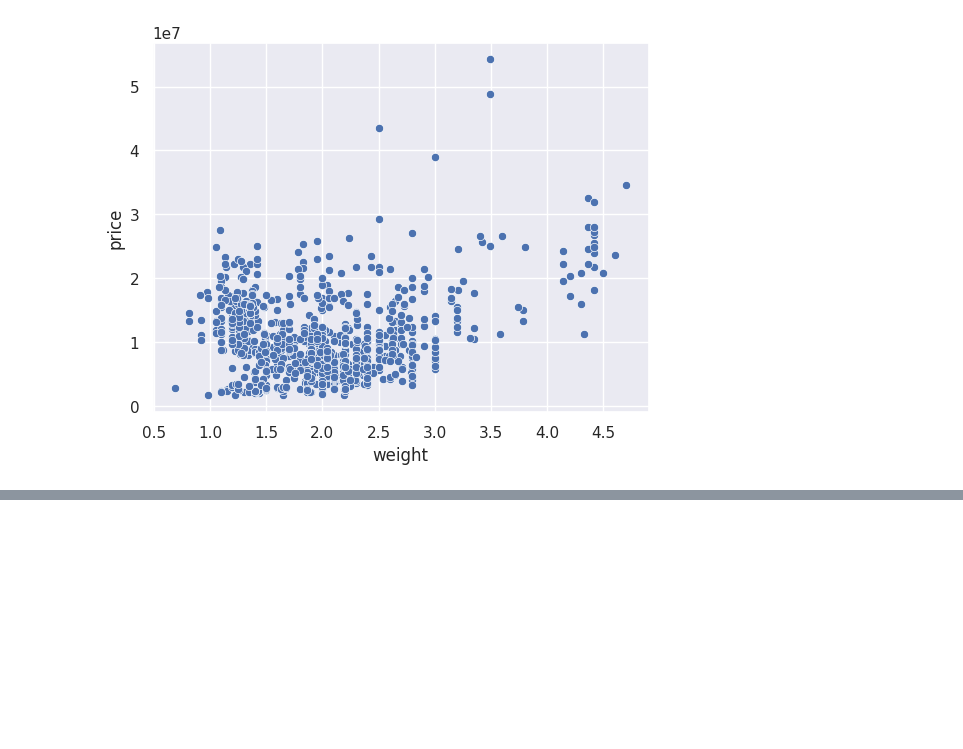
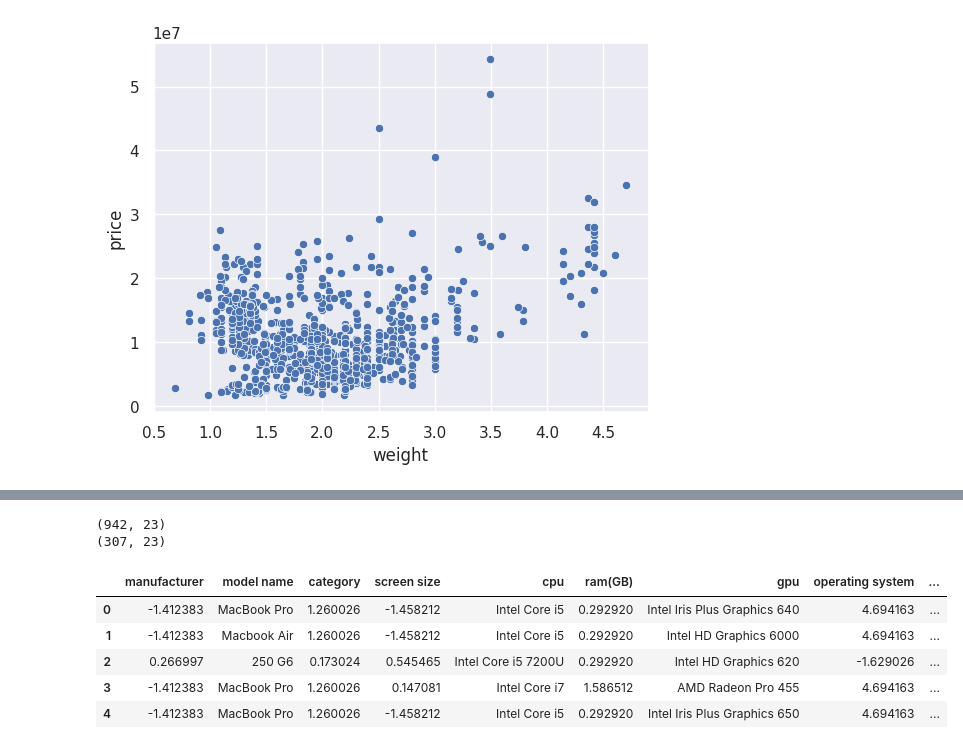
Before and after one commit to ram130849/Laptop_Price_Prediction, a Jupyter notebook: laptop_price_prediction.ipynb, the cells around one changed output, grey strips where cells are left out. Saved outputs shown, nothing was run; the diff lists cells and outputs as text; code cells hidden in the pictures; blank space fills up the shorter version.

```diff
--- a/laptop_price_prediction.ipynb
+++ b/laptop_price_prediction.ipynb
@@ -773,0 +944,24 @@ df_train.head()
+# %%
+# these columns have more number of outliers than other columns.
+selected_cols = ['screen size', 'weight','price']
+df_train = remove_outliers(df_train, selected_cols)
+df_test = remove_outliers(df_test,selected_cols)
+print(df_train.shape)
+print(df_test.shape)
+# %% [output]
+(942, 23)
+(307, 23)
+# %%
+# Removed the skewness from the data using the Power Transformer function.
+
+from sklearn.preprocessing import PowerTransformer
+
+df_train[nums] = pd.DataFrame(PowerTransformer().fit_transform(df_train[nums]), columns=nums)
+df_train.head()
+# %% [output]
+|  | manufacturer | model name | category | screen size | cpu | ram(GB) | gpu | operating system | ... |
+| 0 | -1.412383 | MacBook Pro | 1.260026 | -1.458212 | Intel Core i5 | 0.292920 | Intel Iris Plus Graphics 640 | 4.694163 | ... |
+| 1 | -1.412383 | Macbook Air | 1.260026 | -1.458212 | Intel Core i5 | 0.292920 | Intel HD Graphics 6000 | 4.694163 | ... |
+| 2 | 0.266997 | 250 G6 | 0.173024 | 0.545465 | Intel Core i5 7200U | 0.292920 | Intel HD Graphics 620 | -1.629026 | ... |
+| 3 | -1.412383 | MacBook Pro | 1.260026 | 0.147081 | Intel Core i7 | 1.586512 | AMD Radeon Pro 455 | 4.694163 | ... |
+| 4 | -1.412383 | MacBook Pro | 1.260026 | -1.458212 | Intel Core i5 | 0.292920 | Intel Iris Plus Graphics 650 | 4.694163 | ... |
```
Also changed, not shown: parts of 33 cells of this notebook.
